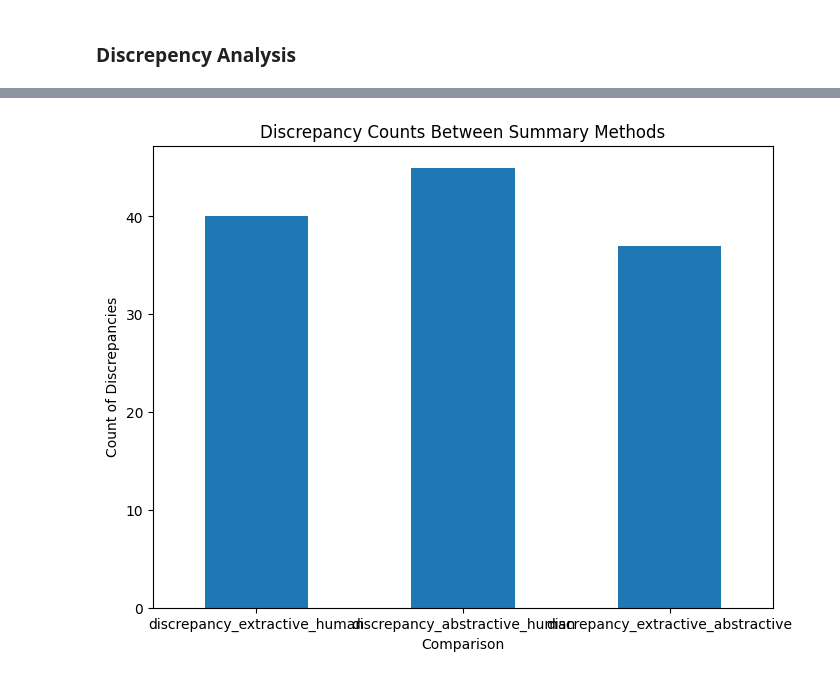
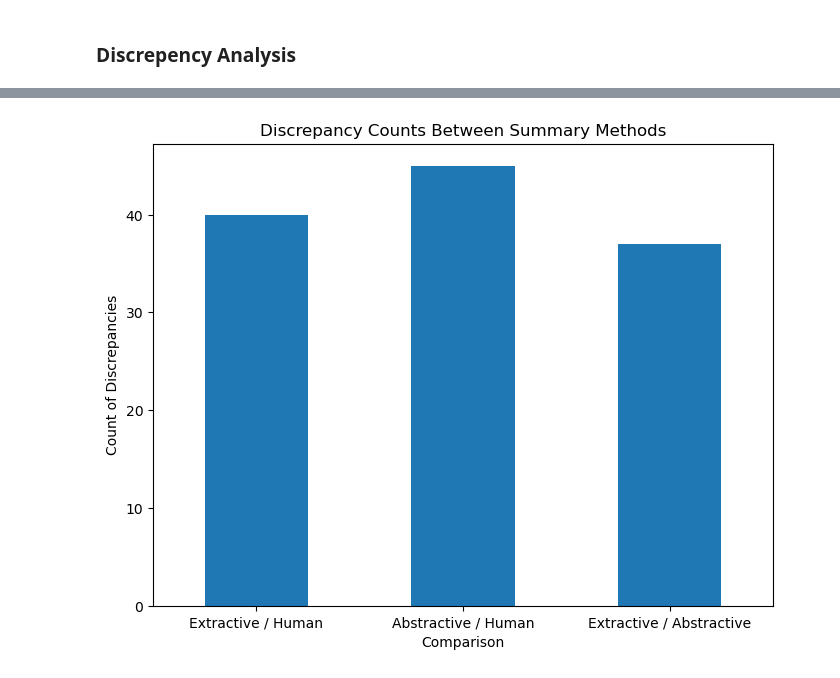
Before and after one commit to mehrazahsan/CS-7347, a Jupyter notebook: analysis.ipynb, the cells around one changed output, grey strips where cells are left out. Cells and saved outputs as stored; diff of their text form; code cells hidden in the pictures.

```diff
--- a/analysis.ipynb
+++ b/analysis.ipynb
@@ -474,13 +491,13 @@ abstractive      human   0.0097 0.9712 -0.0894 0.1088  False
 ### Discrepency Analysis
 # %%
 # Add flags for discrepancies
-merged_df['discrepancy_extractive_human'] = merged_df['extractive_label'] != merged_df['human_label']
-merged_df['discrepancy_abstractive_human'] = merged_df['abstractive_label'] != merged_df['human_label']
-merged_df['discrepancy_extractive_abstractive'] = merged_df['extractive_label'] != merged_df['abstractive_label']
+merged_df['Extractive / Human'] = merged_df['extractive_label'] != merged_df['human_label']
+merged_df['Abstractive / Human'] = merged_df['abstractive_label'] != merged_df['human_label']
+merged_df['Extractive / Abstractive'] = merged_df['extractive_label'] != merged_df['abstractive_label']
 
 label_columns = ['extractive_label','abstractive_label', 'human_label',
-                 'discrepancy_extractive_human', 'discrepancy_abstractive_human',
-                   'discrepancy_extractive_abstractive']
+                 'Extractive / Human', 'Abstractive / Human',
+                   'Extractive / Abstractive']
 label_df = merged_df[label_columns]
 label_df
 # %% [output]
@@ -499,13 +516,13 @@ label_df
 100 rows × 6 columns
 # %%
 # Count discrepancies
-discrepancy_counts = merged_df[['discrepancy_extractive_human', 'discrepancy_abstractive_human',
-                                'discrepancy_extractive_abstractive']].sum()
+discrepancy_counts = merged_df[['Extractive / Human', 'Abstractive / Human',
+                                'Extractive / Abstractive']].sum()
 
 # Plot
 discrepancy_counts.plot(kind='bar', figsize=(8, 6), title='Discrepancy Counts Between Summary Methods', rot=0)
 plt.ylabel('Count of Discrepancies')
 plt.xlabel('Comparison')
 plt.show()
 # %% [output]
-[figure, old version]
+[figure, new version]
```
Also changed, not shown: parts of 9 cells of this notebook.
